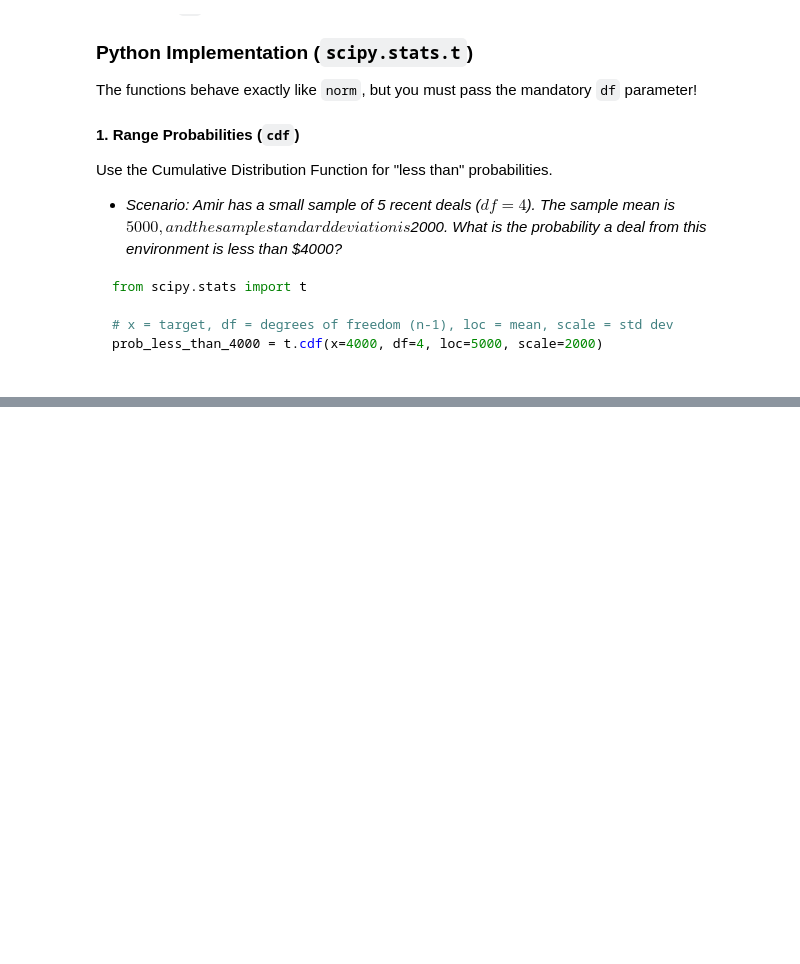
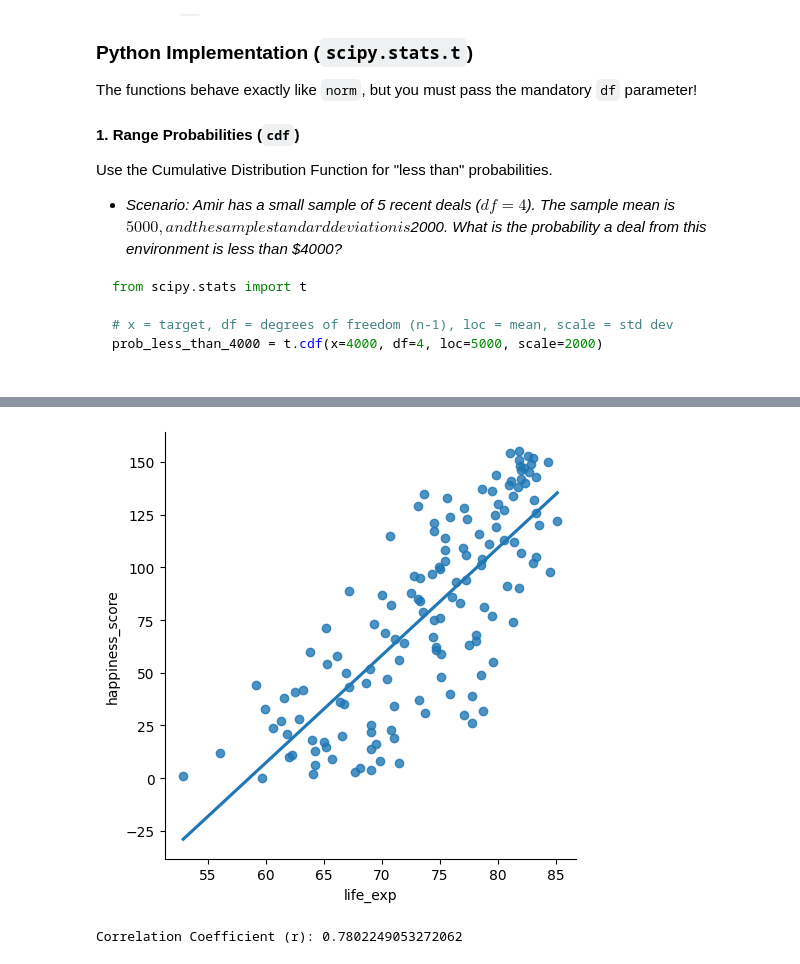
Before and after one commit to Al-ameen12/python-concepts, a Jupyter notebook: stats_n_python/statistics_concepts.ipynb, the cells around one changed output, grey strips where cells are left out. Drawn from its saved outputs; the diff is of its cells as text; code cells hidden in the pictures; blank space fills up the shorter version.

Commit message:
correlation
correlation between life expecatancy and happiness of 2019 world happiness data

```diff
--- a/stats_n_python/statistics_concepts.ipynb
+++ b/stats_n_python/statistics_concepts.ipynb
@@ -1034,0 +1089,21 @@ prob_less_than_4000 = t.cdf(x=4000, df=4, loc=5000, scale=2000)
+# %%
+import pandas as pd
+import matplotlib.pyplot as plt
+import seaborn as sns
+
+world_happiness = pd.read_csv('world_happiness.csv')
+
+# 1. VISUALIZE: Create a scatterplot with a trendline
+sns.lmplot(x='life_exp', y='happiness_score', data=world_happiness, ci=None)
+
+# Show the plot
+plt.show()
+
+# 2. QUANTIFY: Calculate the exact correlation coefficient (r)
+cor = world_happiness['life_exp'].corr(world_happiness['happiness_score'])
+
+# Print the result
+print("Correlation Coefficient (r):", cor)
+# %% [output]
+[figure, added]
+Correlation Coefficient (r): 0.7802249053272062
```
Also changed, not shown: parts of 1 cell of this notebook.
